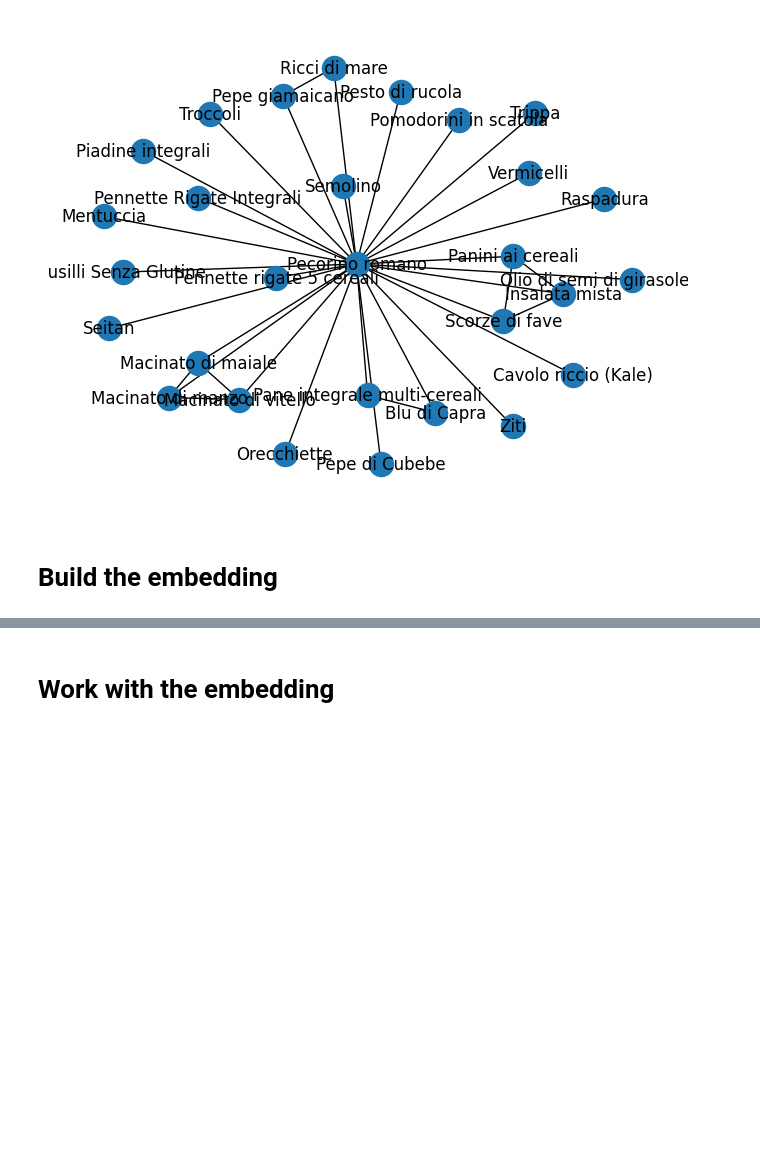
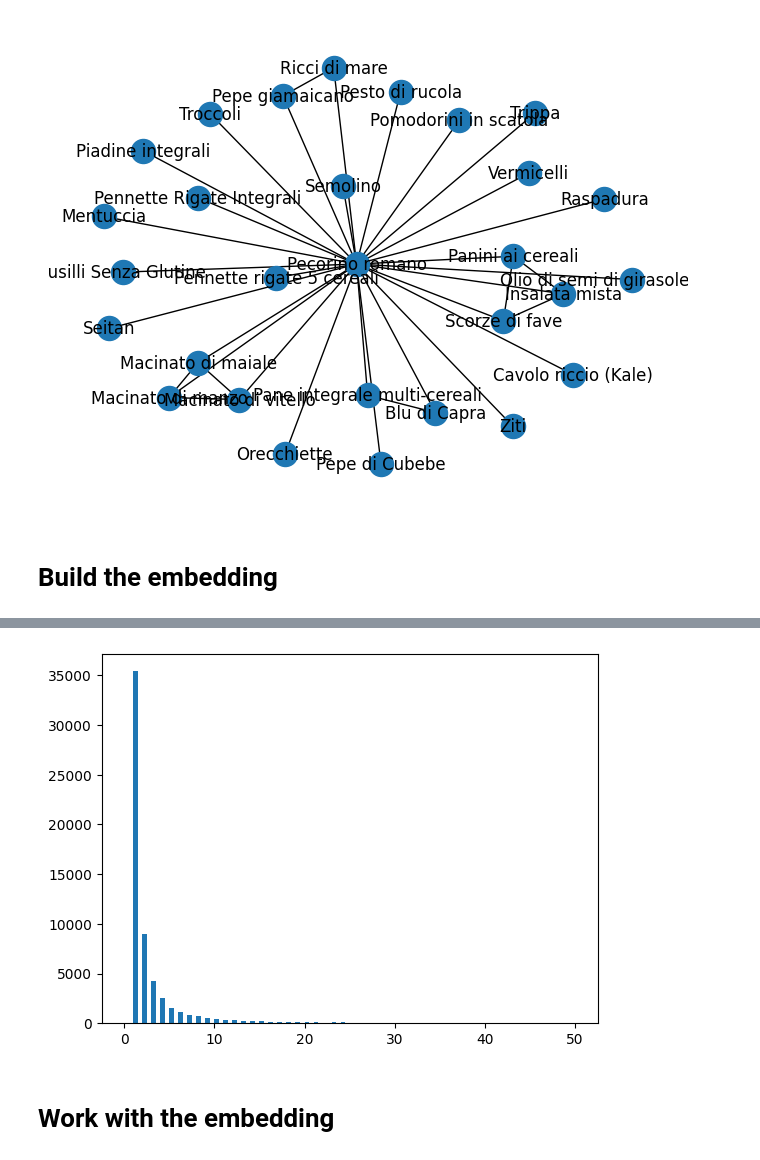
Before and after one commit to andreavitaletti/foogame, a Jupyter notebook: code/analysis.ipynb, the cells around one changed output, grey strips where cells are left out. Saved outputs shown, nothing was run; the diff lists cells and outputs as text; code cells hidden in the pictures; blank space fills up the shorter version.

```diff
--- a/code/analysis.ipynb
+++ b/code/analysis.ipynb
@@ -280,0 +291,6 @@ G = nx.read_gexf("data/gz_graph_weighted.gexf")
+# %%
+import pandas as pd
+data = []
+for u,v,a in G.edges(data=True):
+    data.append([u,v,int(a['weight'])])
+df = pd.DataFrame(data, columns=['node1', 'node2', 'weight'])
@@ -281 +313,9 @@ G = nx.read_gexf("data/gz_graph_weighted.gexf")
+# %%
+from matplotlib import pyplot as plt
+
+plt.hist(list(df['weight']),bins=100,range=[0, 50])
+
+plt.show()
+# %% [output]
+[figure, added]
 # %%
```
Also changed, not shown: parts of 19 cells of this notebook.
